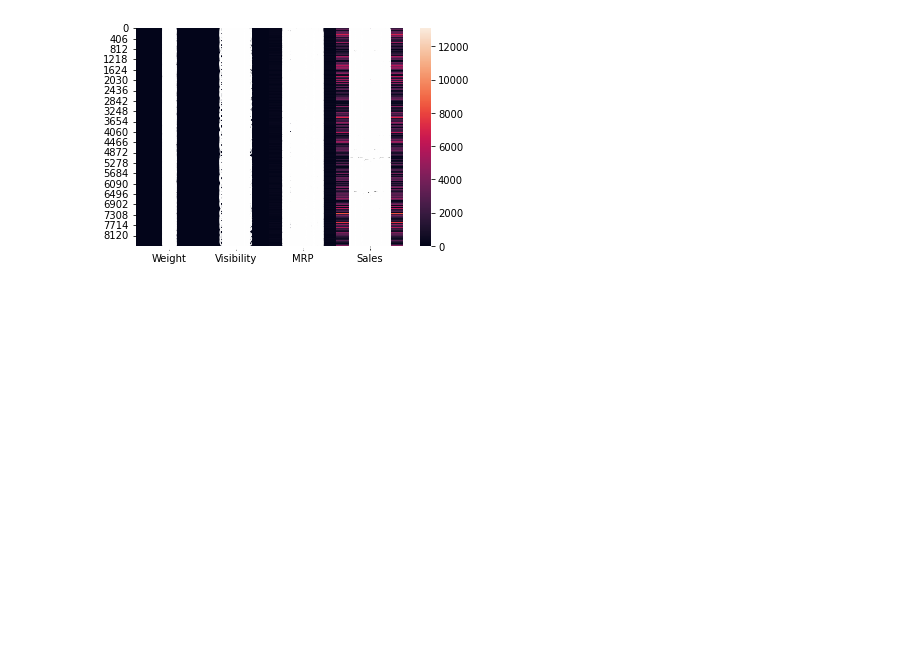
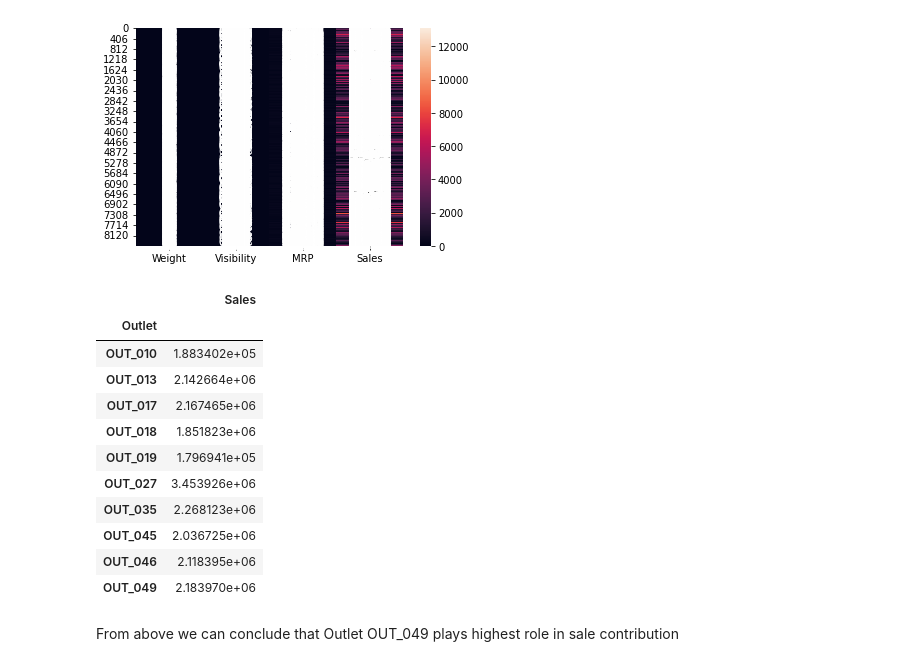
Before and after one commit to ashutoshg18/MegaStore, a Jupyter notebook: Pinnacle BootCamp Prob1.ipynb, the cells around one changed output. Saved outputs shown, nothing was run; the diff lists cells and outputs as text; code cells hidden in the pictures; blank space fills up the shorter version.

Commit message:
Completed Data analysis part. i.e. getting insights from data

```diff
--- a/Pinnacle BootCamp Prob1.ipynb
+++ b/Pinnacle BootCamp Prob1.ipynb
@@ -122,3 +127,24 @@ sns.heatmap(raw_data[['Weight','Visibility','MRP','Sales']],annot=True)
 # %% [output]
 <AxesSubplot:>
 [figure]
+# %%
+grp_data = raw_data.groupby('Outlet')['Sales'].sum()
+# %%
+outletSales = pd.DataFrame(grp_data)
+# %%
+outletSales
+# %% [output]
+|  | Sales |
+| Outlet |  |
+| OUT_010 | 1.883402e+05 |
+| OUT_013 | 2.142664e+06 |
+| OUT_017 | 2.167465e+06 |
+| OUT_018 | 1.851823e+06 |
+| OUT_019 | 1.796941e+05 |
+| OUT_027 | 3.453926e+06 |
+| OUT_035 | 2.268123e+06 |
+| OUT_045 | 2.036725e+06 |
+| OUT_046 | 2.118395e+06 |
+| OUT_049 | 2.183970e+06 |
+# %% [markdown]
+From above we can conclude that Outlet OUT_049 plays highest role in sale contribution
```
Also changed, not shown: parts of 11 cells of this notebook.
